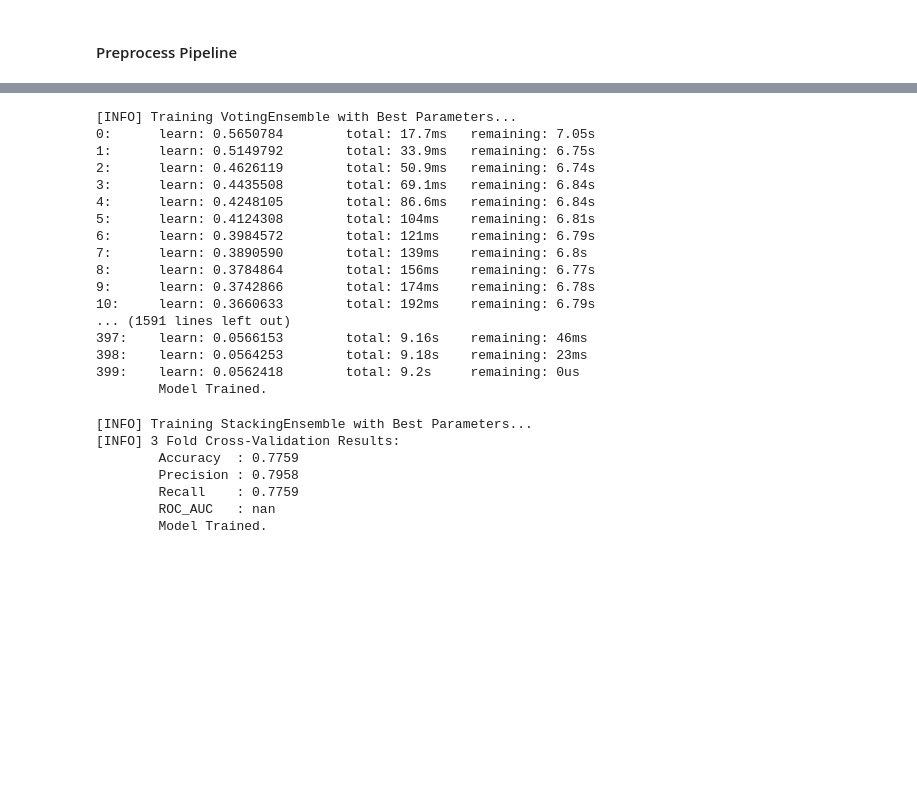
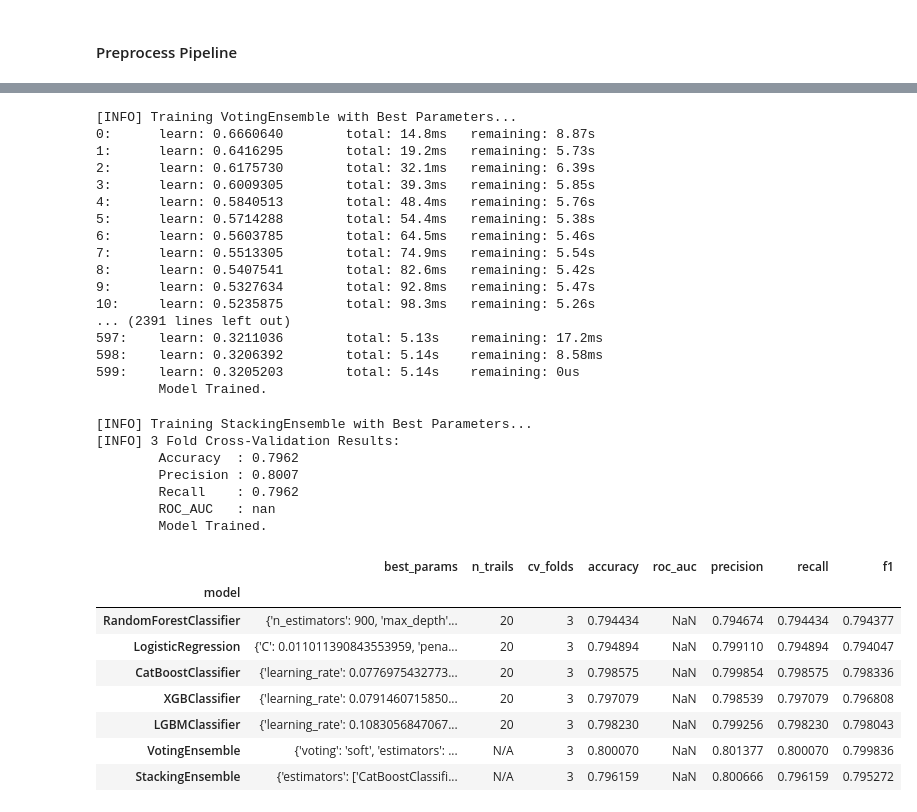
Before and after one commit to RMDS-GroupProject/spaceship_titanic, a Jupyter notebook: main_notebook.ipynb, the cells around one changed output, grey strips where cells are left out. Drawn from its saved outputs; the diff is of its cells as text; code cells hidden in the pictures; blank space fills up the shorter version.

Commit message:
trained with 20 trials

```diff
--- a/main_notebook.ipynb
+++ b/main_notebook.ipynb
@@ -2604,6 +2627,6 @@ test_processed_data = preprocessor.transform(test_impute_data)
 # %%
 # training class instance
-trainer = SpaceShipTitanicModel(train_processed_data, target.values, 3, 1)
+trainer = SpaceShipTitanicModel(train_processed_data, target.values, 3, 20)
 # %%
 # hyperparameter tuning and training all model
 trainer.train()
@@ -2654,21 +2734,21 @@ trainer.train()
 trainer.ensemble_model_voting()
 # %% [output]
 [INFO] Training VotingEnsemble with Best Parameters...
-0:      learn: 0.5650784        total: 17.7ms   remaining: 7.05s
-1:      learn: 0.5149792        total: 33.9ms   remaining: 6.75s
-2:      learn: 0.4626119        total: 50.9ms   remaining: 6.74s
-3:      learn: 0.4435508        total: 69.1ms   remaining: 6.84s
-4:      learn: 0.4248105        total: 86.6ms   remaining: 6.84s
-5:      learn: 0.4124308        total: 104ms    remaining: 6.81s
-6:      learn: 0.3984572        total: 121ms    remaining: 6.79s
-7:      learn: 0.3890590        total: 139ms    remaining: 6.8s
-8:      learn: 0.3784864        total: 156ms    remaining: 6.77s
-9:      learn: 0.3742866        total: 174ms    remaining: 6.78s
-10:     learn: 0.3660633        total: 192ms    remaining: 6.79s
-... (1591 lines left out)
-397:    learn: 0.0566153        total: 9.16s    remaining: 46ms
-398:    learn: 0.0564253        total: 9.18s    remaining: 23ms
-399:    learn: 0.0562418        total: 9.2s     remaining: 0us
+0:      learn: 0.6660640        total: 14.8ms   remaining: 8.87s
+1:      learn: 0.6416295        total: 19.2ms   remaining: 5.73s
+2:      learn: 0.6175730        total: 32.1ms   remaining: 6.39s
+3:      learn: 0.6009305        total: 39.3ms   remaining: 5.85s
+4:      learn: 0.5840513        total: 48.4ms   remaining: 5.76s
+5:      learn: 0.5714288        total: 54.4ms   remaining: 5.38s
+6:      learn: 0.5603785        total: 64.5ms   remaining: 5.46s
+7:      learn: 0.5513305        total: 74.9ms   remaining: 5.54s
+8:      learn: 0.5407541        total: 82.6ms   remaining: 5.42s
+9:      learn: 0.5327634        total: 92.8ms   remaining: 5.47s
+10:     learn: 0.5235875        total: 98.3ms   remaining: 5.26s
+... (2391 lines left out)
+597:    learn: 0.3211036        total: 5.13s    remaining: 17.2ms
+598:    learn: 0.3206392        total: 5.14s    remaining: 8.58ms
+599:    learn: 0.3205203        total: 5.14s    remaining: 0us
         Model Trained.
 # %%
 # training ensemble stacking
@@ -2676,8 +2756,36 @@ trainer.ensemble_model_stacking()
 # %% [output]
 [INFO] Training StackingEnsemble with Best Parameters...
 [INFO] 3 Fold Cross-Validation Results:
-        Accuracy  : 0.7759
-        Precision : 0.7958
-        Recall    : 0.7759
+        Accuracy  : 0.7962
+        Precision : 0.8007
+        Recall    : 0.7962
         ROC_AUC   : nan
         Model Trained.
+# %%
+# Flatten the nested 'metrics' dict in each result dictionary
+flat_results = []
+for res in trainer.results:
+    # Copy top-level keys except 'metrics'
+    flat_res = {k: v for k, v in res.items() if k != "metrics"}
+    # Expand 'metrics' dict items into flat_res
+    flat_res.update(res.get("metrics", {}))
+    flat_results.append(flat_res)
+
+# Create pandas DataFrame
+df_results = pd.DataFrame(flat_results)
+
+# Set model names as index (this is the key fix!)
+df_results = df_results.set_index("model")
+# Save as csv file
+df_results.to_csv("result.csv", index=True)
+df_results
+# %% [output]
+|  | best_params | n_trails | cv_folds | accuracy | roc_auc | precision | recall | f1 |
+| model |  |  |  |  |  |  |  |  |
+| RandomForestClassifier | {'n_estimators': 900, 'max_depth'... | 20 | 3 | 0.794434 | NaN | 0.794674 | 0.794434 | 0.794377 |
+| LogisticRegression | {'C': 0.011011390843553959, 'pena... | 20 | 3 | 0.794894 | NaN | 0.799110 | 0.794894 | 0.794047 |
+| CatBoostClassifier | {'learning_rate': 0.0776975432773... | 20 | 3 | 0.798575 | NaN | 0.799854 | 0.798575 | 0.798336 |
+| XGBClassifier | {'learning_rate': 0.0791460715850... | 20 | 3 | 0.797079 | NaN | 0.798539 | 0.797079 | 0.796808 |
+| LGBMClassifier | {'learning_rate': 0.1083056847067... | 20 | 3 | 0.798230 | NaN | 0.799256 | 0.798230 | 0.798043 |
+| VotingEnsemble | {'voting': 'soft', 'estimators': ... | N/A | 3 | 0.800070 | NaN | 0.801377 | 0.800070 | 0.799836 |
+| StackingEnsemble | {'estimators': ['CatBoostClassifi... | N/A | 3 | 0.796159 | NaN | 0.800666 | 0.796159 | 0.795272 |
```
Also changed, not shown: parts of 8 cells of this notebook, 13 other files.
